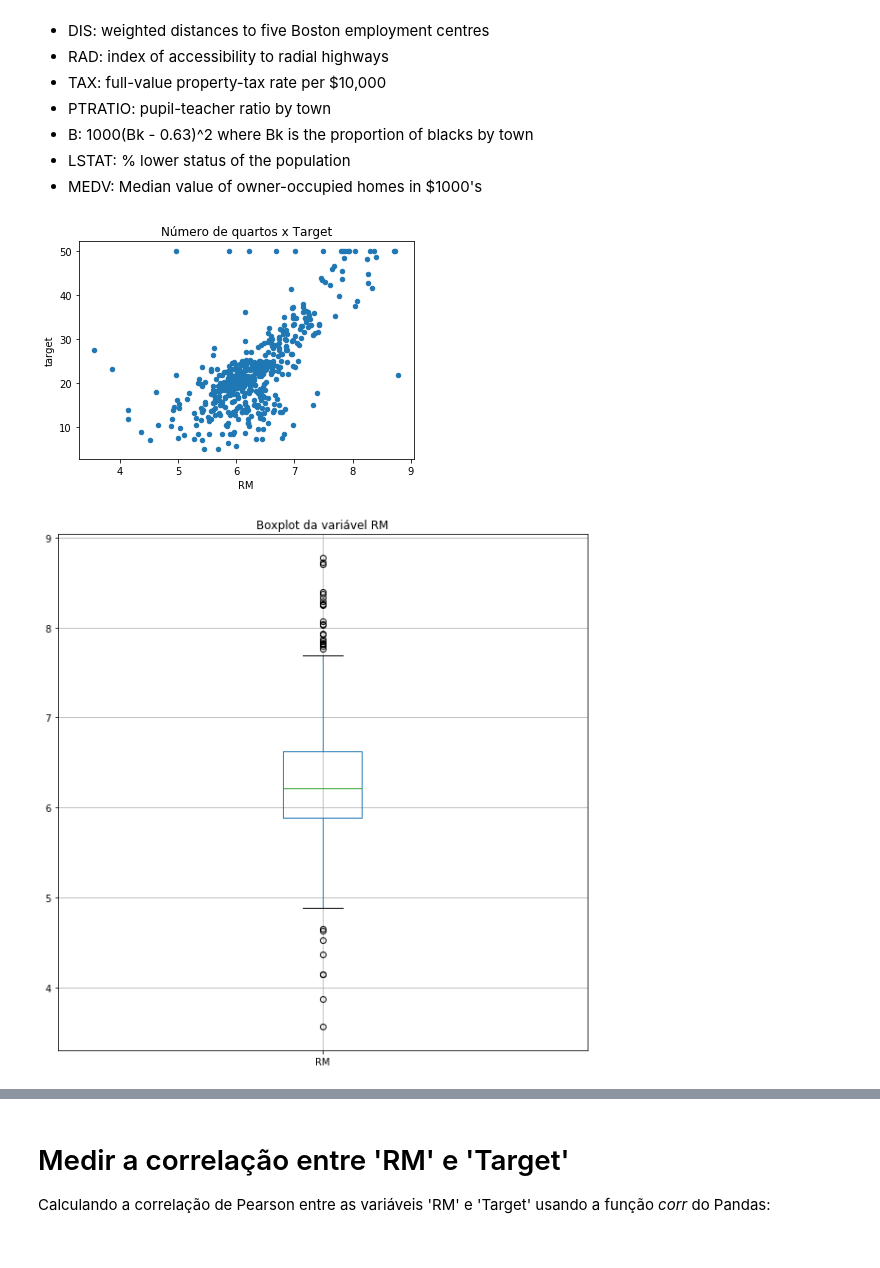
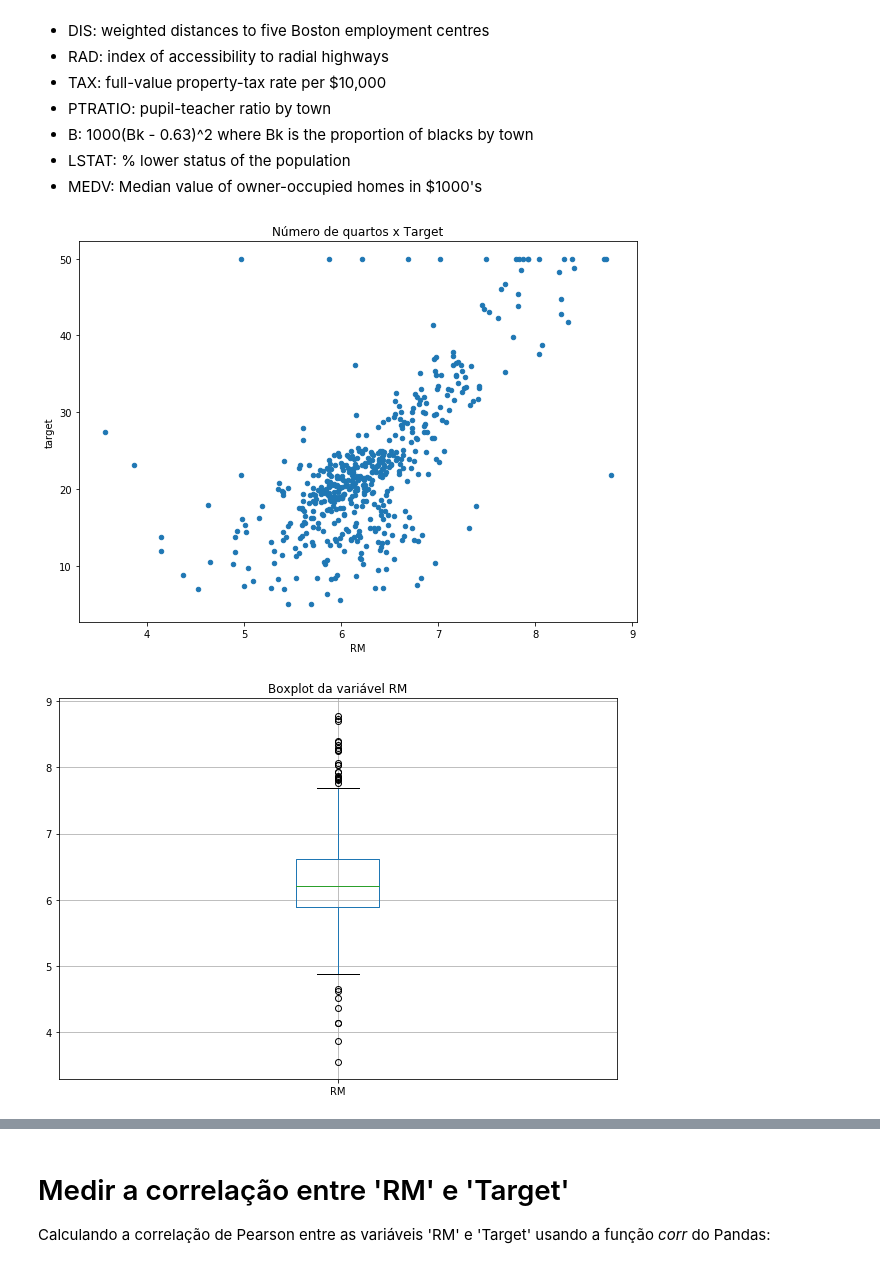
Before and after one commit to somostera/tera-datascience-out2018, a Jupyter notebook: 15-linear-regression/slides-linear-regression-solutions.ipynb, the cells around one changed output, grey strips where cells are left out. Cells and saved outputs as stored; diff of their text form; code cells hidden in the pictures.

```diff
--- a/15-linear-regression/slides-linear-regression-solutions.ipynb
+++ b/15-linear-regression/slides-linear-regression-solutions.ipynb
@@ -210,17 +210,17 @@ Vamos construir uma primeira regressão linear escolhendo uma variábel que julg
 - MEDV: Median value of owner-occupied homes in $1000's
 # %%
 # Variável target x variável com o número de quartos
-_ = boston_data.plot.scatter(x='RM', y='target')
+_ = boston_data.plot.scatter(x='RM', y='target', figsize=(10, 7))
 _ = plt.title('Número de quartos x Target')
 # %% [output]
-[figure, old version]
+[figure, new version]
 # %%
 # Boxplot com a distribuição da variável RM
-plt.figure(figsize=(10, 10))
+plt.figure(figsize=(10, 7))
 _ = boston_data.boxplot(column=['RM'])
 _ = plt.title('Boxplot da variável RM')
 # %% [output]
-[figure, old version]
+[figure, new version]
 # %% [markdown]
 # Correlação
 
```
Also changed, not shown: parts of 10 cells of this notebook.
